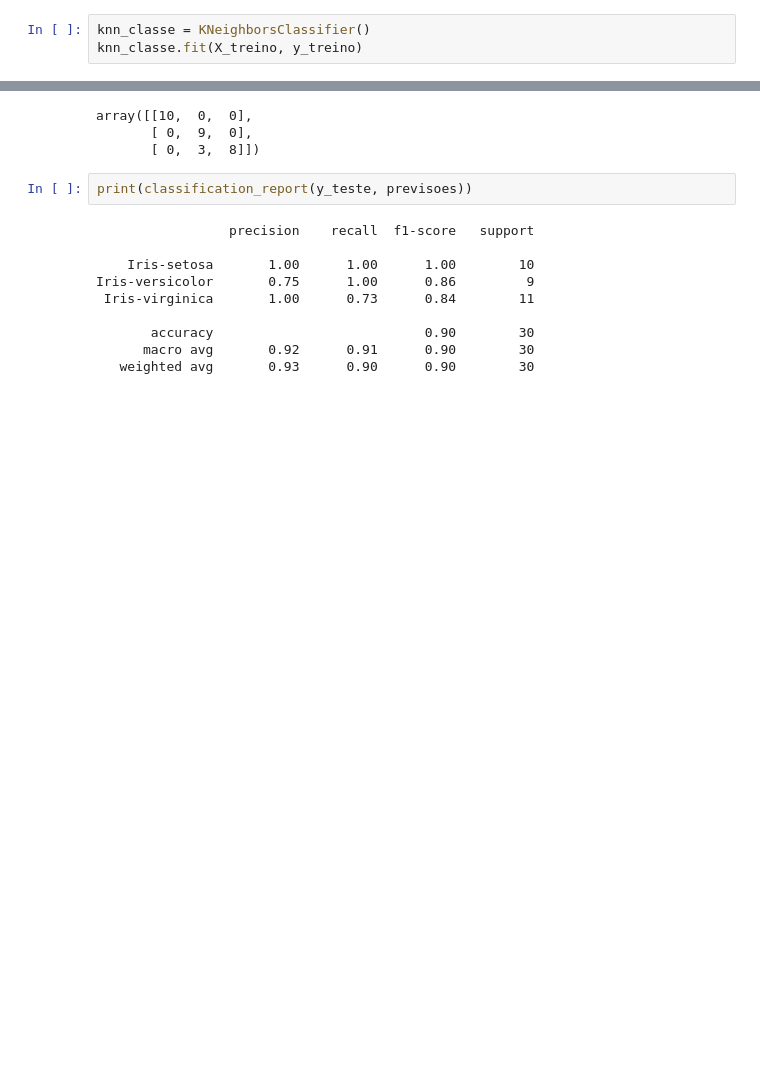
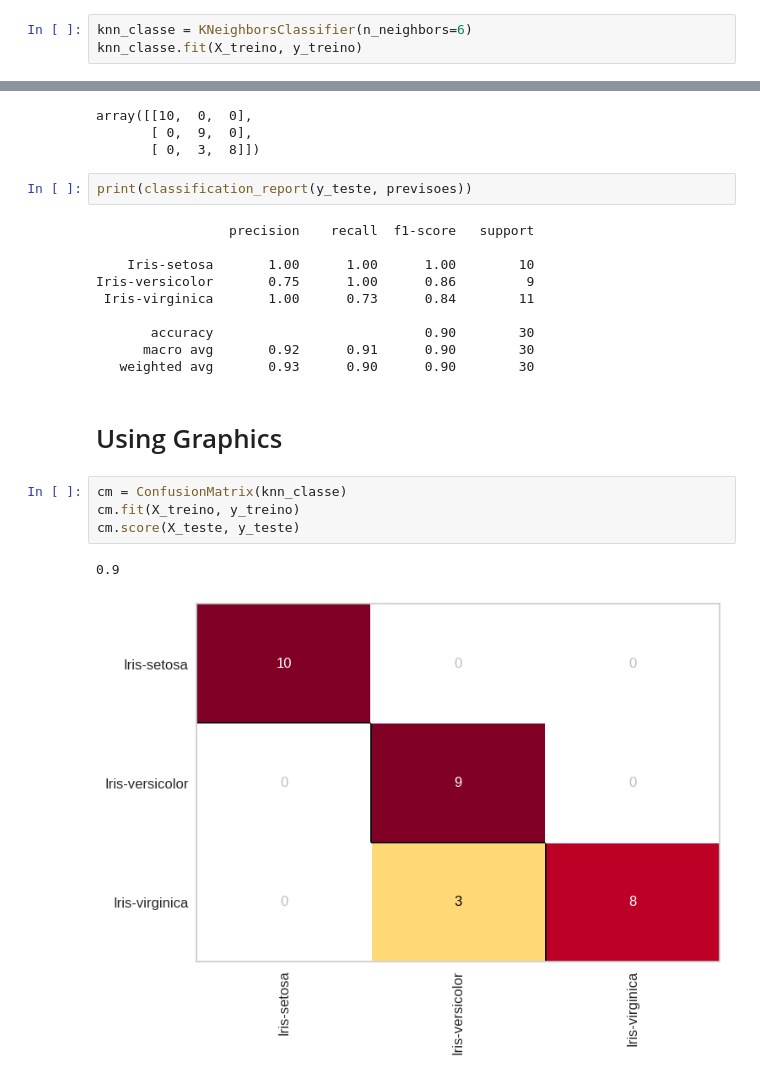
Before and after one commit to pzoliveira/DSKNNIris, a Jupyter notebook: DSKNNIris.ipynb, the cells around one changed output, grey strips where cells are left out. Drawn from its saved outputs; the diff is of its cells as text; blank space fills up the shorter version.

Commit message:
Using Graphics

```diff
--- a/DSKNNIris.ipynb
+++ b/DSKNNIris.ipynb
@@ -57,6 +57,6 @@ X_teste = scaler.transform(X_teste)
 # %%
 from sklearn.neighbors import KNeighborsClassifier
 # %%
-knn_classe = KNeighborsClassifier()
+knn_classe = KNeighborsClassifier(n_neighbors=6)
 knn_classe.fit(X_treino, y_treino)
 # %% [output]
@@ -114,3 +114,12 @@ Iris-versicolor       0.75      1.00      0.86         9
        accuracy                           0.90        30
       macro avg       0.92      0.91      0.90        30
    weighted avg       0.93      0.90      0.90        30
+# %% [markdown]
+# Using Graphics
+# %%
+cm = ConfusionMatrix(knn_classe)
+cm.fit(X_treino, y_treino)
+cm.score(X_teste, y_teste)
+# %% [output]
+0.9
+[figure, added]
```
Also changed, not shown: parts of 1 cell of this notebook.
